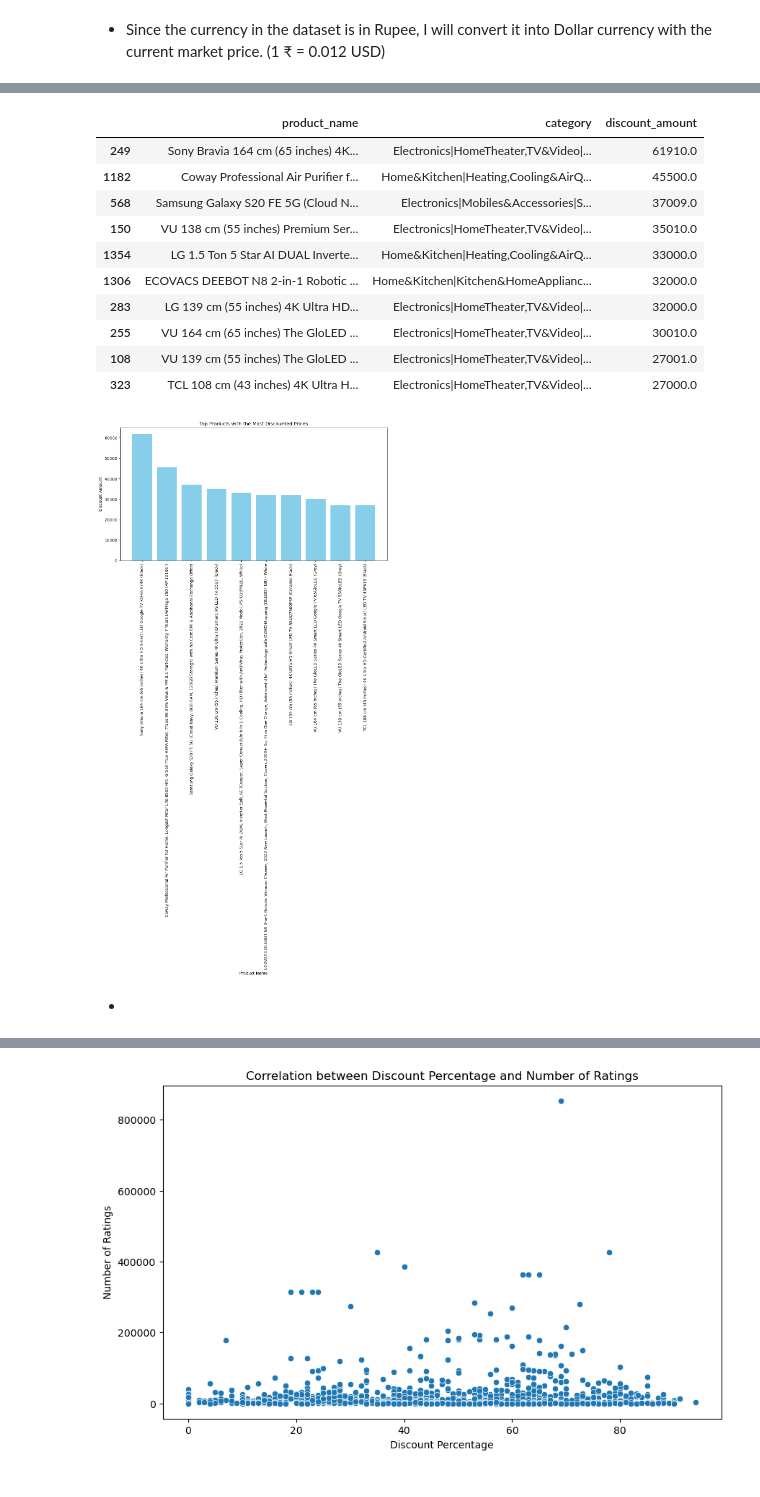
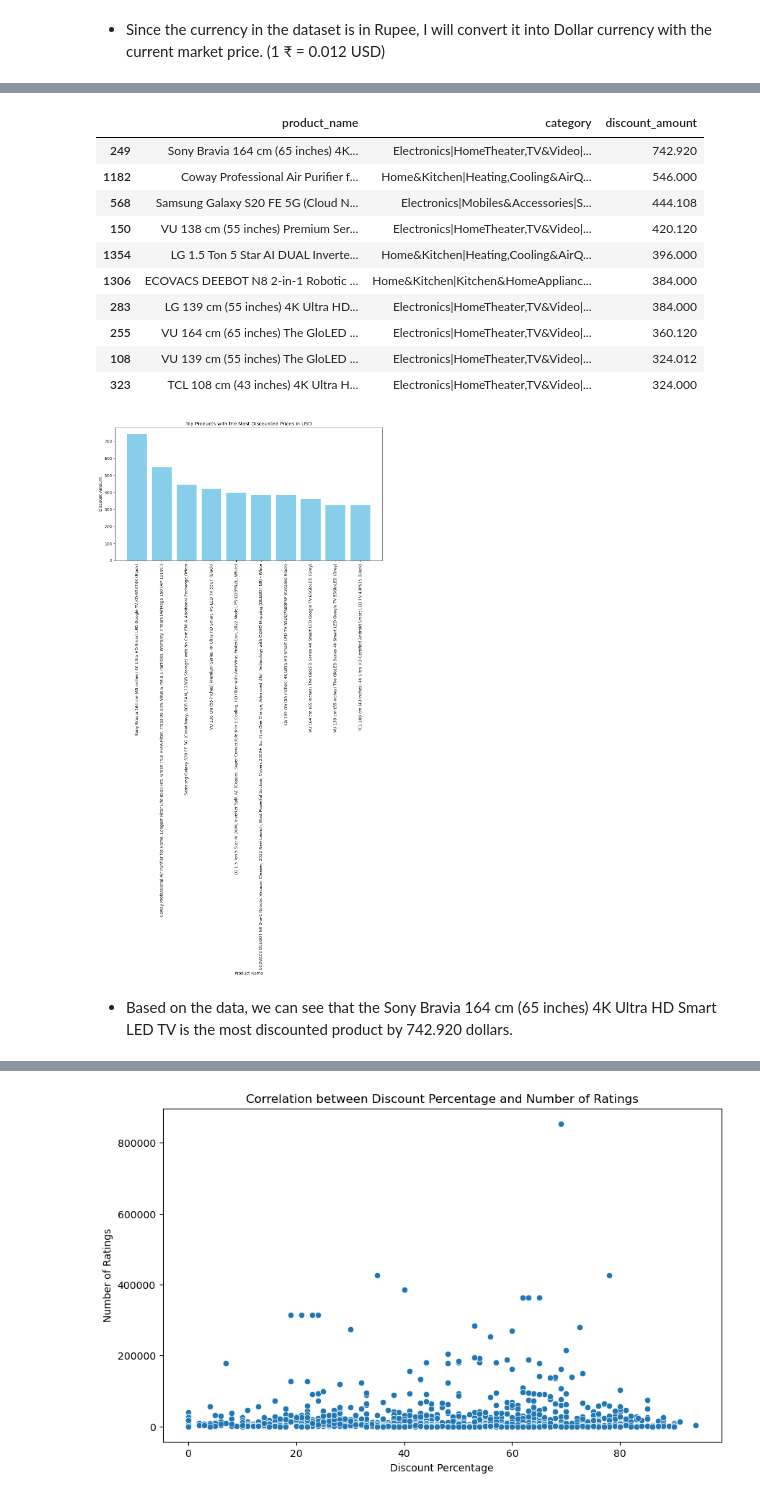
Before and after one commit to calvinhoang203/Analysis-of-Amazon-Sales-Trend, a Jupyter notebook: Amazon Sales Trend.ipynb, the cells around one changed output, grey strips where cells are left out. Cells and saved outputs as stored; diff of their text form; code cells hidden in the pictures.

```diff
--- a/Amazon Sales Trend.ipynb
+++ b/Amazon Sales Trend.ipynb
@@ -229,8 +229,7 @@ convert_actual_price_USD = [] # an empty list
 for index, row in amazon_data.iterrows():
     convert_actual_price_USD.append(str(row['actual_price']).replace(',', '').replace('₹', '')) # Remove both '₹' and ','
 convert_actual_price_USD = [float(i) for i in convert_actual_price_USD]
-for x in convert_actual_price_USD:
-    convert_actual_price_USD[x] = convert_actual_price_USD[x] / 0.012
+convert_actual_price_USD = [price * 0.012 for price in convert_actual_price_USD] # convert prices to dollars using the exchange rate (0.012)
 amazon_data['convert_actual_price_USD'] = convert_actual_price_USD
-amazon_data.head()
+amazon_data.iloc[0:10, [0,1,18]]
 # %% [output]
@@ -238,9 +247,10 @@ TypeError: list indices must be integers or slices, not float
 # %%
 # Convert the type of 'discounted_price' column from string to float
-convert_discounted_price = [] # an empty list
+convert_discounted_price_USD = [] # an empty list
 for index, row in amazon_data.iterrows():
-    convert_discounted_price.append(str(row['discounted_price']).replace(',', '').replace('₹', '')) # Remove both '₹' and ','
-convert_discounted_price = [float(i) for i in convert_discounted_price]
-amazon_data['convert_discounted_price'] = convert_discounted_price
-amazon_data.head(5)
+    convert_discounted_price_USD.append(str(row['discounted_price']).replace(',', '').replace('₹', '')) # Remove both '₹' and ','
+convert_discounted_price_USD = [float(i) for i in convert_discounted_price_USD]
+convert_discounted_price_USD = [price * 0.012 for price in convert_discounted_price_USD] # convert prices to dollars using the exchange rate (0.012)
+amazon_data['convert_discounted_price_USD'] = convert_discounted_price_USD
+amazon_data.iloc[0:10, [0,1,19]]
 # %% [output]
@@ -253,35 +268,35 @@ amazon_data.head(5)
 # %%
 # Calculate the discount amount for each product
-amazon_data['discount_amount'] = amazon_data['convert_actual_price'] - amazon_data['convert_discounted_price']
+amazon_data['discount_amount'] = amazon_data['convert_actual_price_USD'] - amazon_data['convert_discounted_price_USD']
 
 # Find the top products with the most discounted prices
 top_discounted_products = amazon_data.sort_values(by='discount_amount', ascending=False).head(10)
 top_discounted_products[['product_name', 'category', 'discount_amount']]
 # %% [output]
 |  | product_name | category | discount_amount |
-| 249 | Sony Bravia 164 cm (65 inches) 4K... | Electronics|HomeTheater,TV&Video|... | 61910.0 |
-| 1182 | Coway Professional Air Purifier f... | Home&Kitchen|Heating,Cooling&AirQ... | 45500.0 |
-| 568 | Samsung Galaxy S20 FE 5G (Cloud N... | Electronics|Mobiles&Accessories|S... | 37009.0 |
-| 150 | VU 138 cm (55 inches) Premium Ser... | Electronics|HomeTheater,TV&Video|... | 35010.0 |
-| 1354 | LG 1.5 Ton 5 Star AI DUAL Inverte... | Home&Kitchen|Heating,Cooling&AirQ... | 33000.0 |
-| 1306 | ECOVACS DEEBOT N8 2-in-1 Robotic ... | Home&Kitchen|Kitchen&HomeApplianc... | 32000.0 |
-| 283 | LG 139 cm (55 inches) 4K Ultra HD... | Electronics|HomeTheater,TV&Video|... | 32000.0 |
-| 255 | VU 164 cm (65 inches) The GloLED ... | Electronics|HomeTheater,TV&Video|... | 30010.0 |
-| 108 | VU 139 cm (55 inches) The GloLED ... | Electronics|HomeTheater,TV&Video|... | 27001.0 |
-| 323 | TCL 108 cm (43 inches) 4K Ultra H... | Electronics|HomeTheater,TV&Video|... | 27000.0 |
+| 249 | Sony Bravia 164 cm (65 inches) 4K... | Electronics|HomeTheater,TV&Video|... | 742.920 |
+| 1182 | Coway Professional Air Purifier f... | Home&Kitchen|Heating,Cooling&AirQ... | 546.000 |
+| 568 | Samsung Galaxy S20 FE 5G (Cloud N... | Electronics|Mobiles&Accessories|S... | 444.108 |
+| 150 | VU 138 cm (55 inches) Premium Ser... | Electronics|HomeTheater,TV&Video|... | 420.120 |
+| 1354 | LG 1.5 Ton 5 Star AI DUAL Inverte... | Home&Kitchen|Heating,Cooling&AirQ... | 396.000 |
+| 1306 | ECOVACS DEEBOT N8 2-in-1 Robotic ... | Home&Kitchen|Kitchen&HomeApplianc... | 384.000 |
+| 283 | LG 139 cm (55 inches) 4K Ultra HD... | Electronics|HomeTheater,TV&Video|... | 384.000 |
+| 255 | VU 164 cm (65 inches) The GloLED ... | Electronics|HomeTheater,TV&Video|... | 360.120 |
+| 108 | VU 139 cm (55 inches) The GloLED ... | Electronics|HomeTheater,TV&Video|... | 324.012 |
+| 323 | TCL 108 cm (43 inches) 4K Ultra H... | Electronics|HomeTheater,TV&Video|... | 324.000 |
 # %%
 # Create a bar chart displaying the top products with the most discounted prices
 plt.figure(figsize=(12, 6))
 plt.bar(top_discounted_products['product_name'], top_discounted_products['discount_amount'], color='skyblue')
 plt.xlabel('Product Name')
 plt.ylabel('Discount Amount')
-plt.title('Top Products with the Most Discounted Prices')
+plt.title('Top Products with the Most Discounted Prices in USD')
 plt.xticks(rotation=90)  # Adjust rotation for better readability
 plt.show()
 # %% [output]
-[figure, old version]
+[figure, new version]
 # %% [markdown]
--
+- Based on the data, we can see that the Sony Bravia 164 cm (65 inches) 4K Ultra HD Smart LED TV is the most discounted product by 742.920 dollars.
 # %%
 # Question 5: What is the correlation between the discount percentage and the number of ratings?
 # %%
```
Also changed, not shown: parts of 4 cells of this notebook.
